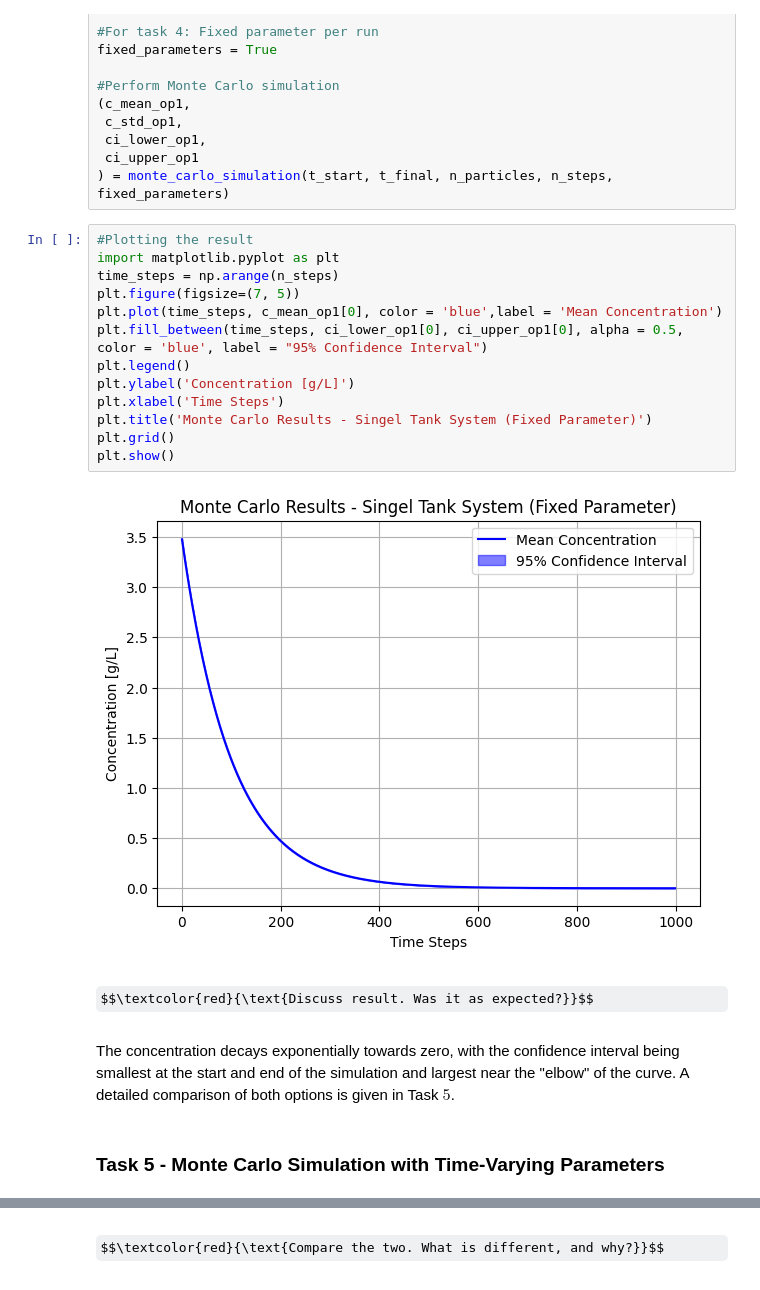
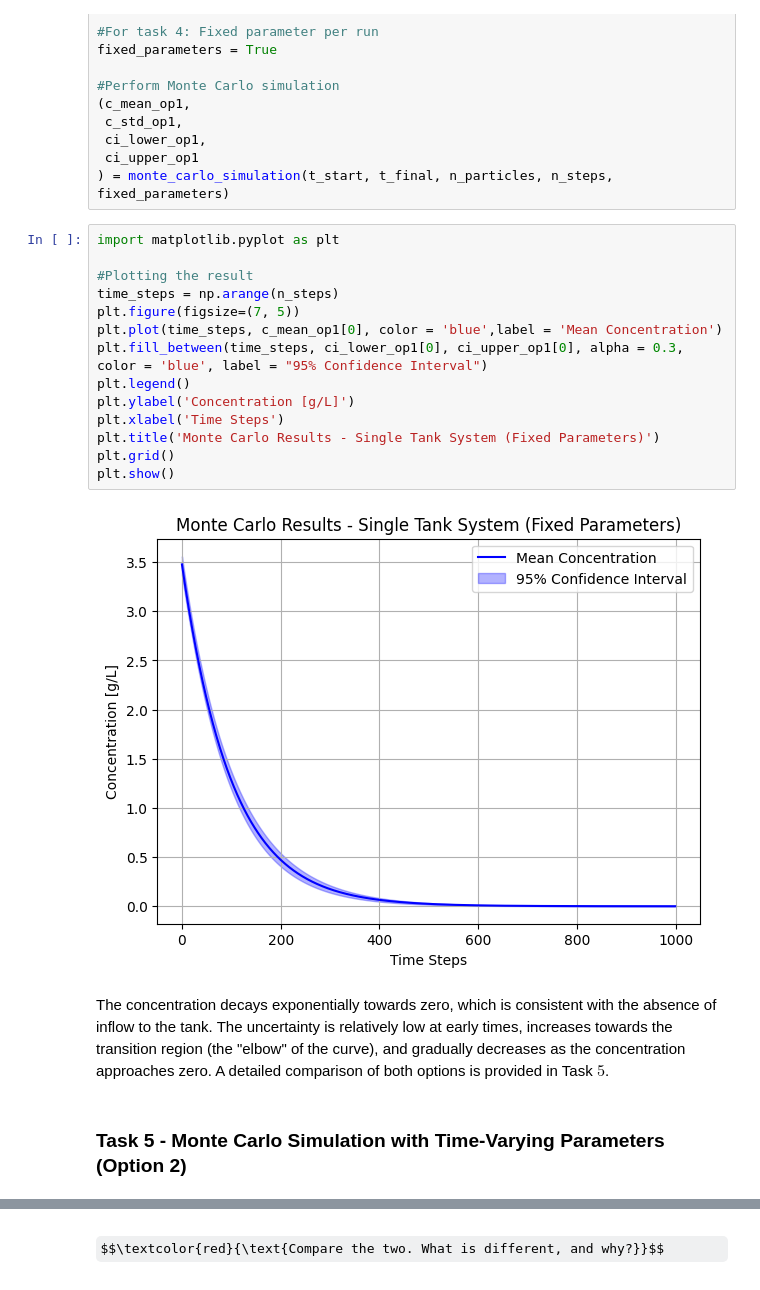
Before and after one commit to simengaasland/MOD510-Projects, a Jupyter notebook: Project 4/Project4_Report.ipynb, the cells around one changed output, grey strips where cells are left out. Drawn from its saved outputs; the diff is of its cells as text; some formulas as TeX source.

```diff
--- a/Project 4/Project4_Report.ipynb
+++ b/Project 4/Project4_Report.ipynb
@@ -252,24 +264,23 @@ fixed_parameters = True
  ci_upper_op1
 ) = monte_carlo_simulation(t_start, t_final, n_particles, n_steps, fixed_parameters)
 # %%
+import matplotlib.pyplot as plt
+
 #Plotting the result
-import matplotlib.pyplot as plt
 time_steps = np.arange(n_steps)
 plt.figure(figsize=(7, 5))
 plt.plot(time_steps, c_mean_op1[0], color = 'blue',label = 'Mean Concentration')
-plt.fill_between(time_steps, ci_lower_op1[0], ci_upper_op1[0], alpha = 0.5, color = 'blue', label = "95% Confidence Interval")
+plt.fill_between(time_steps, ci_lower_op1[0], ci_upper_op1[0], alpha = 0.3, color = 'blue', label = "95% Confidence Interval")
 plt.legend()
 plt.ylabel('Concentration [g/L]')
 plt.xlabel('Time Steps')
-plt.title('Monte Carlo Results - Singel Tank System (Fixed Parameter)')
+plt.title('Monte Carlo Results - Single Tank System (Fixed Parameters)')
 plt.grid()
 plt.show()
 # %% [output]
-[figure, old version]
+[figure, new version]
-# %% [markdown]
-$$\textcolor{red}{\text{Discuss result. Was it as expected?}}$$
 # %% [markdown]
-The concentration decays exponentially towards zero, with the confidence interval being smallest at the start and end of the simulation and largest near the "elbow" of the curve. A detailed comparison of both options is given in Task $5$.
+The concentration decays exponentially towards zero, which is consistent with the absence of inflow to the tank. The uncertainty is relatively low at early times, increases towards the transition region (the "elbow" of the curve), and gradually decreases as the concentration approaches zero. A detailed comparison of both options is provided in Task $5$.
 # %% [markdown]
-### Task 5 - Monte Carlo Simulation with Time-Varying Parameters
+### Task 5 - Monte Carlo Simulation with Time-Varying Parameters (Option 2)
 # %% [markdown]
```
Also changed, not shown: parts of 28 cells of this notebook.
